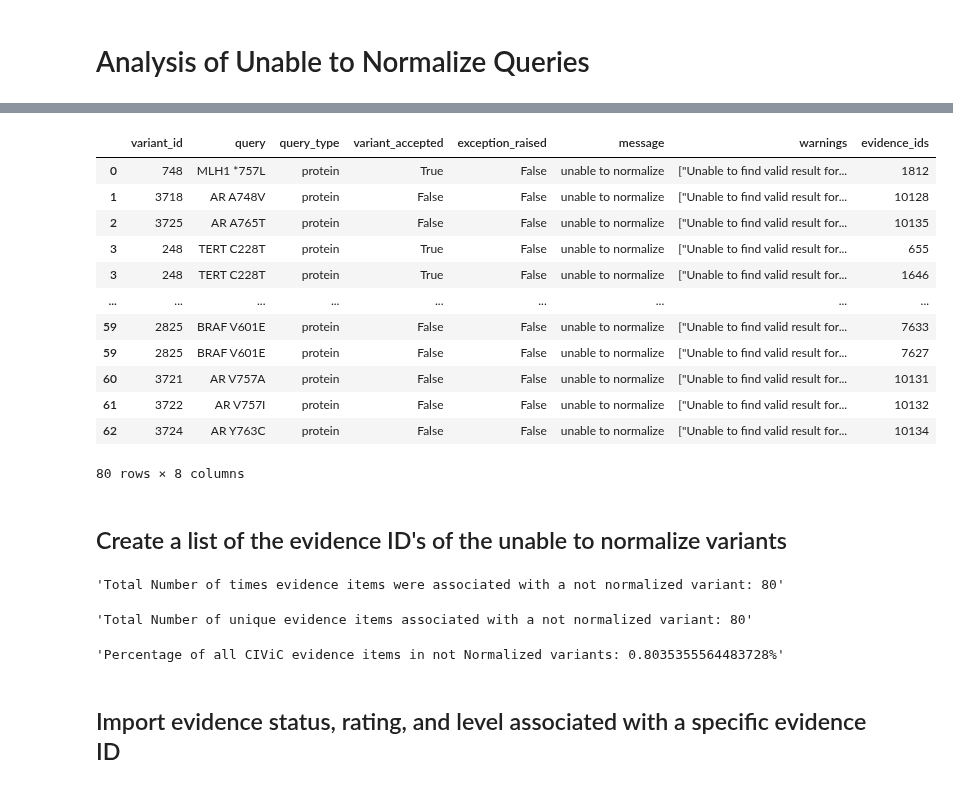
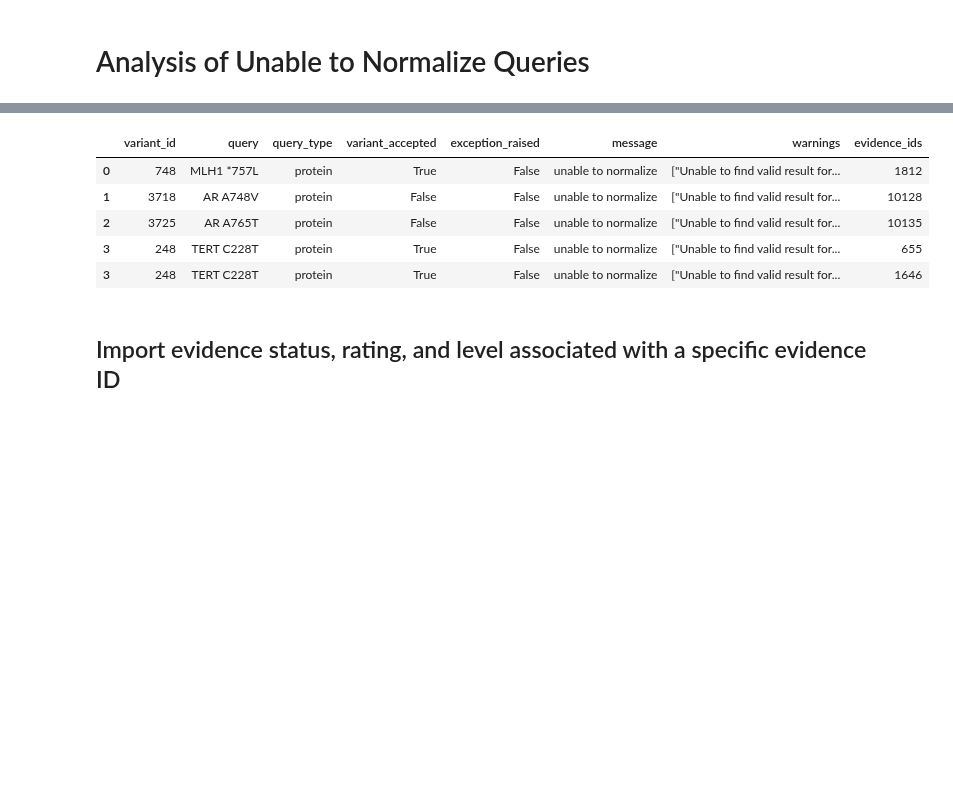
Before and after one commit to cancervariants/variation-normalization, a Jupyter notebook: notebooks/analysis/civic/civic_evidence_analysis.ipynb, the cells around one changed output, grey strips where cells are left out. Drawn from its saved outputs; the diff is of its cells as text; code cells hidden in the pictures; blank space fills up the shorter version.

```diff
--- a/notebooks/analysis/civic/civic_evidence_analysis.ipynb
+++ b/notebooks/analysis/civic/civic_evidence_analysis.ipynb
@@ -244,39 +274,15 @@ not_normalized_quer_df
 # %%
 not_normalized_quer_df = not_normalized_quer_df.explode(column="evidence_ids")
-not_normalized_quer_df
+not_normalized_quer_df.head()
 # %% [output]
 |  | variant_id | query | query_type | variant_accepted | exception_raised | message | warnings | evidence_ids |
 | 0 | 748 | MLH1 *757L | protein | True | False | unable to normalize | ["Unable to find valid result for... | 1812 |
 | 1 | 3718 | AR A748V | protein | False | False | unable to normalize | ["Unable to find valid result for... | 10128 |
 | 2 | 3725 | AR A765T | protein | False | False | unable to normalize | ["Unable to find valid result for... | 10135 |
 | 3 | 248 | TERT C228T | protein | True | False | unable to normalize | ["Unable to find valid result for... | 655 |
 | 3 | 248 | TERT C228T | protein | True | False | unable to normalize | ["Unable to find valid result for... | 1646 |
-| ... | ... | ... | ... | ... | ... | ... | ... | ... |
-| 59 | 2825 | BRAF V601E | protein | False | False | unable to normalize | ["Unable to find valid result for... | 7633 |
-| 59 | 2825 | BRAF V601E | protein | False | False | unable to normalize | ["Unable to find valid result for... | 7627 |
-| 60 | 3721 | AR V757A | protein | False | False | unable to normalize | ["Unable to find valid result for... | 10131 |
-| 61 | 3722 | AR V757I | protein | False | False | unable to normalize | ["Unable to find valid result for... | 10132 |
-| 62 | 3724 | AR Y763C | protein | False | False | unable to normalize | ["Unable to find valid result for... | 10134 |
-80 rows × 8 columns
-# %% [markdown]
-## Create a list of the evidence ID's of the unable to normalize variants
 # %%
 not_normalized_evidence_id_list = list(not_normalized_quer_df["evidence_ids"])
-# %%
-total_number_not_normalized_variant_evidence_items = len(not_normalized_evidence_id_list)
-f"Total Number of times evidence items were associated with a not normalized variant: {total_number_not_normalized_variant_evidence_items}"
-# %% [output]
-'Total Number of times evidence items were associated with a not normalized variant: 80'
-# %%
-total_number_not_normalized_variant_unique_evidence_items = len(not_normalized_evidence_id_list)
-f"Total Number of unique evidence items associated with a not normalized variant: {total_number_not_normalized_variant_unique_evidence_items}"
-# %% [output]
-'Total Number of unique evidence items associated with a not normalized variant: 80'
-# %%
-not_normalized_percentage_evidence_items = total_number_not_normalized_variant_unique_evidence_items/total_number_evidences*100
-f"Percentage of all CIViC evidence items in not Normalized variants: {not_normalized_percentage_evidence_items}%"
-# %% [output]
-'Percentage of all CIViC evidence items in not Normalized variants: 0.8035355564483728%'
 # %% [markdown]
 ## Import evidence status, rating, and level associated with a specific evidence ID
 # %%
```
Also changed, not shown: parts of 215 cells of this notebook.
